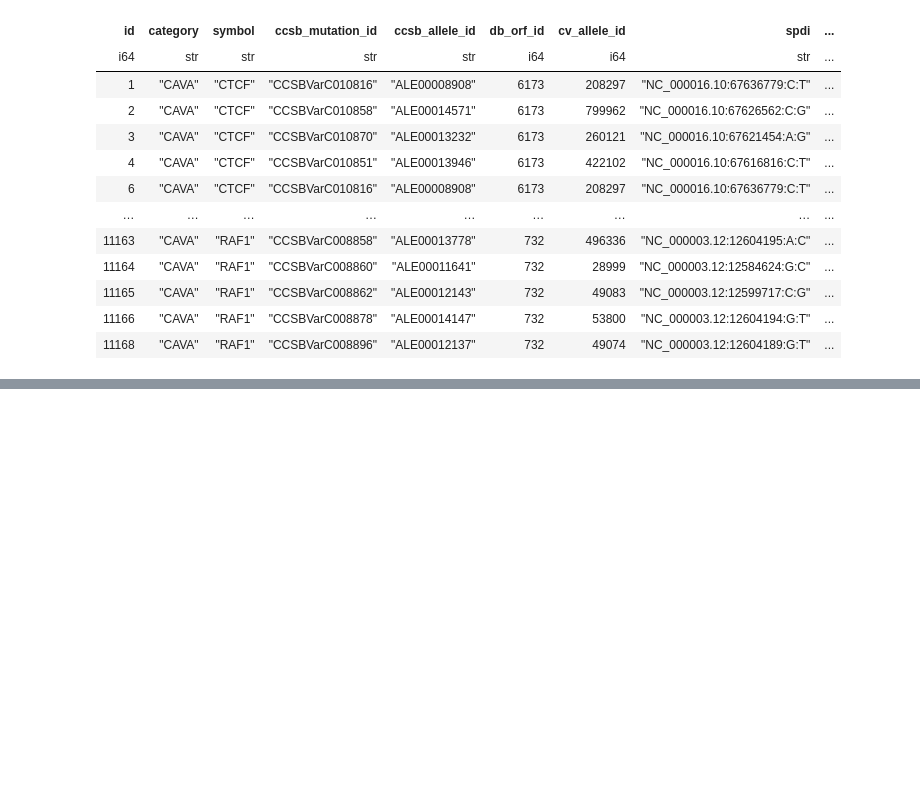
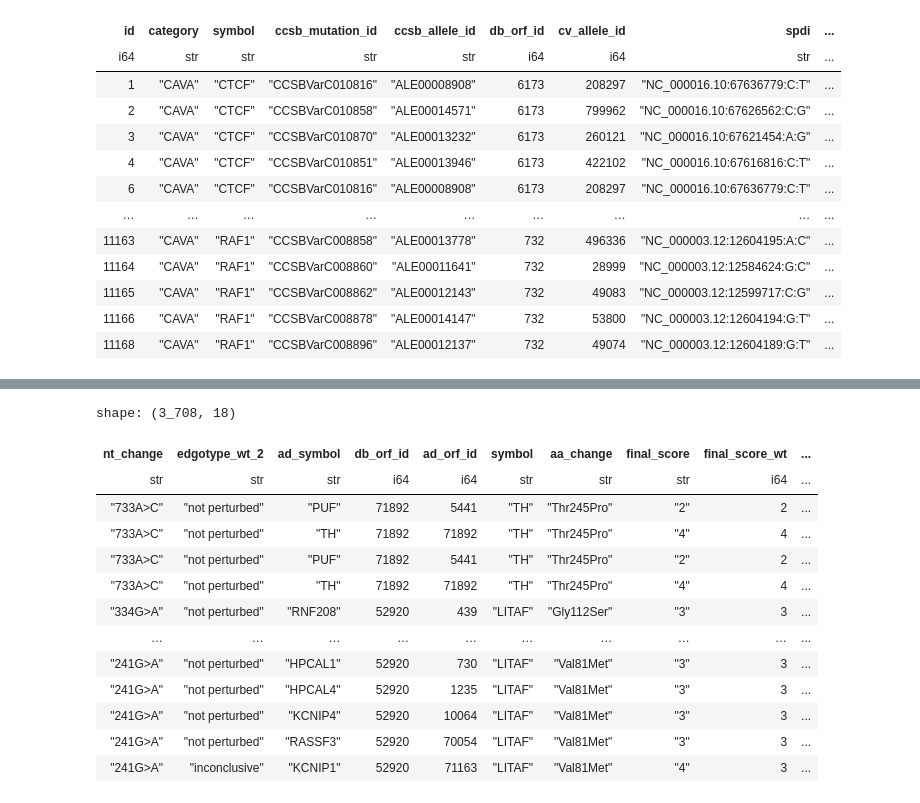
Before and after one commit to runxi-shen/2025_Pillar_VarChAMP, a Jupyter notebook: 2_individual_assay_analyses/ppi/2_analyses/1_edgotyping_data_analyses.ipynb, the cells around one changed output, grey strips where cells are left out. Saved outputs shown, nothing was run; the diff lists cells and outputs as text; code cells hidden in the pictures; blank space fills up the shorter version.

```diff
--- a/2_individual_assay_analyses/ppi/2_analyses/1_edgotyping_data_analyses.ipynb
+++ b/2_individual_assay_analyses/ppi/2_analyses/1_edgotyping_data_analyses.ipynb
@@ -43,0 +91,5 @@ shape: (3_540, 27)
+# %%
+edgotyping_scores_final = combined_df.with_columns(
+    pl.col("edgotype_wt_2").replace(["NA", "NULL"], [None, None]).alias("edgotype_wt_final")
+).drop_nulls(subset="edgotype_wt_final")
+print("Unique variants with edgotyping data:", edgotyping_scores_final.unique(subset="gene_variant"))
@@ -43,0 +147,18 @@ shape: (3_540, 27)
+# %%
+edgotyping_scores_final_clinvar = edgotyping_scores_final.join(metadata, on=["symbol", "aa_change"], suffix='_meta')
+edgotyping_scores_final_clinvar
+# %% [output]
+shape: (3_708, 18)
+| nt_change | edgotype_wt_2 | ad_symbol | db_orf_id | ad_orf_id | symbol | aa_change | final_score | final_score_wt | ... |
+| str | str | str | i64 | i64 | str | str | str | i64 | ... |
+| "733A>C" | "not perturbed" | "PUF" | 71892 | 5441 | "TH" | "Thr245Pro" | "2" | 2 | ... |
+| "733A>C" | "not perturbed" | "TH" | 71892 | 71892 | "TH" | "Thr245Pro" | "4" | 4 | ... |
+| "733A>C" | "not perturbed" | "PUF" | 71892 | 5441 | "TH" | "Thr245Pro" | "2" | 2 | ... |
+| "733A>C" | "not perturbed" | "TH" | 71892 | 71892 | "TH" | "Thr245Pro" | "4" | 4 | ... |
+| "334G>A" | "not perturbed" | "RNF208" | 52920 | 439 | "LITAF" | "Gly112Ser" | "3" | 3 | ... |
+| … | … | … | … | … | … | … | … | … | ... |
+| "241G>A" | "not perturbed" | "HPCAL1" | 52920 | 730 | "LITAF" | "Val81Met" | "3" | 3 | ... |
+| "241G>A" | "not perturbed" | "HPCAL4" | 52920 | 1235 | "LITAF" | "Val81Met" | "3" | 3 | ... |
+| "241G>A" | "not perturbed" | "KCNIP4" | 52920 | 10064 | "LITAF" | "Val81Met" | "3" | 3 | ... |
+| "241G>A" | "not perturbed" | "RASSF3" | 52920 | 70054 | "LITAF" | "Val81Met" | "3" | 3 | ... |
+| "241G>A" | "inconclusive" | "KCNIP1" | 52920 | 71163 | "LITAF" | "Val81Met" | "4" | 3 | ... |
```
Also changed, not shown: parts of 7 cells of this notebook, 12 other files.
